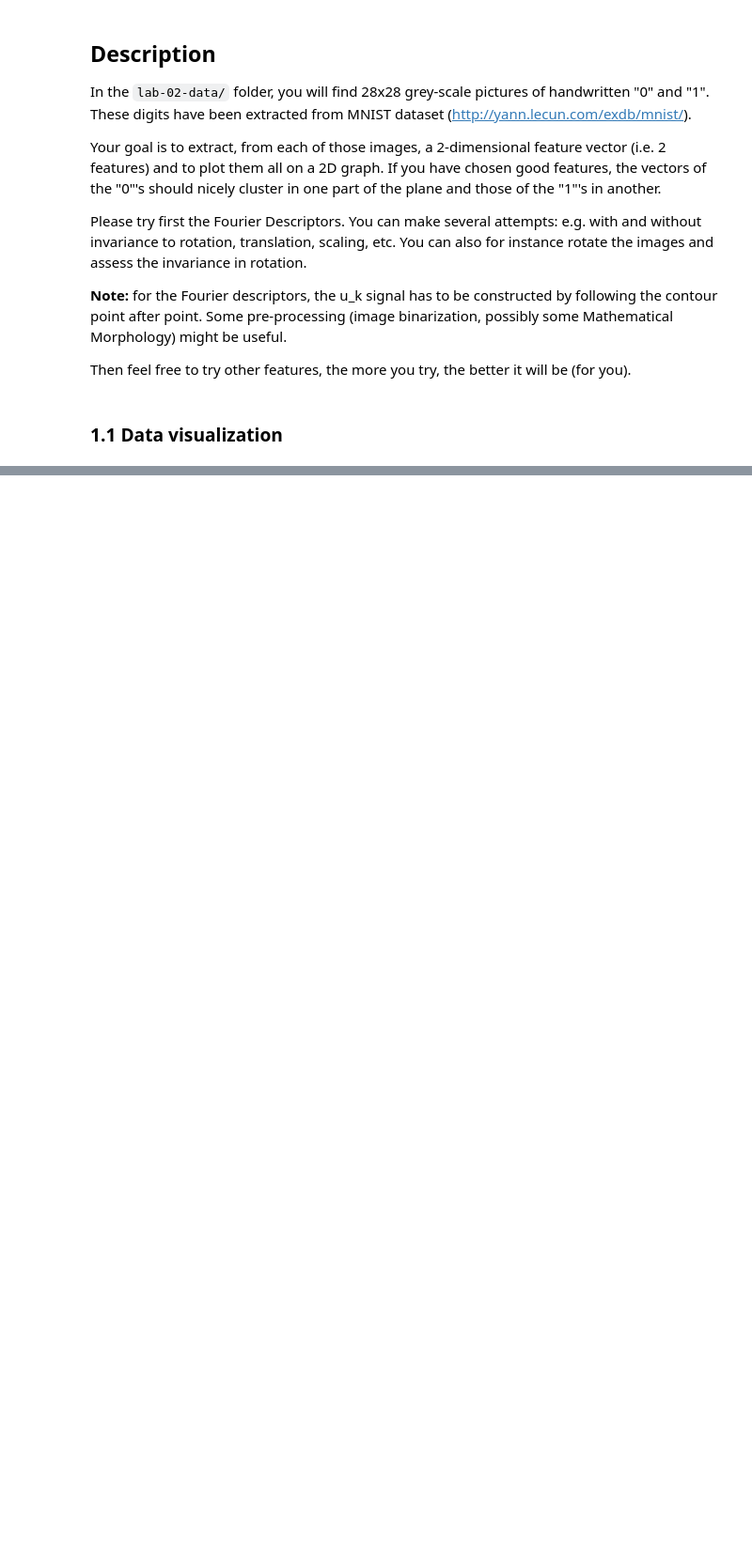
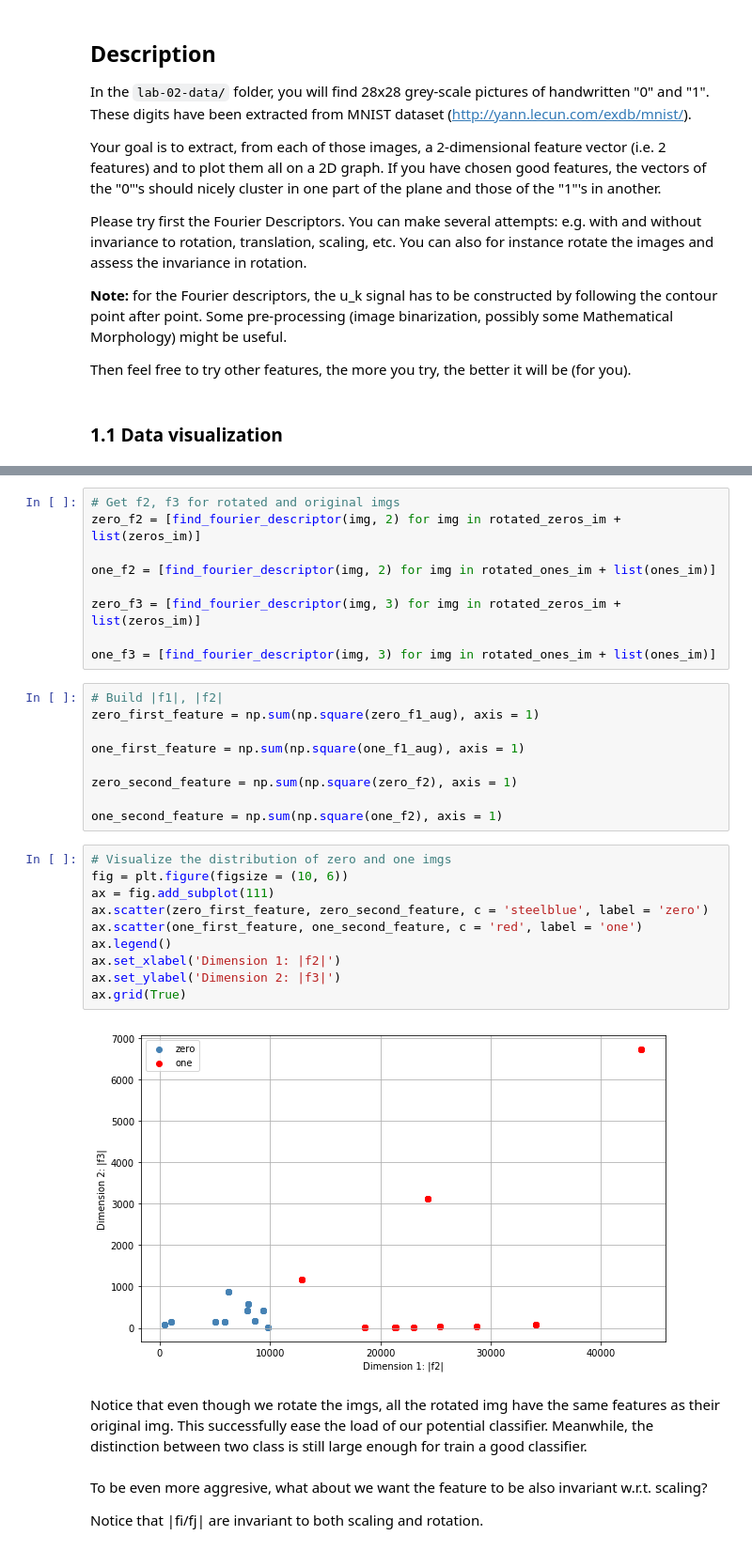
Before and after one commit to Elisabettaaa/Image-Analysis-and-Pattern-Recognition, a Jupyter notebook: labs/lab_02_object_description.ipynb, the cells around one changed output, grey strips where cells are left out. Shown at 94% size. Saved outputs shown, nothing was run; the diff lists cells and outputs as text; blank space fills up the shorter version.

Commit message:
good version, need to run some cells

```diff
--- a/labs/lab_02_object_description.ipynb
+++ b/labs/lab_02_object_description.ipynb
@@ -640,0 +217,36 @@ The division in classes is really hard and this is due to the completely differe
+# %%
+# Get f2, f3 for rotated and original imgs
+zero_f2 = [find_fourier_descriptor(img, 2) for img in rotated_zeros_im + list(zeros_im)]
+
+one_f2 = [find_fourier_descriptor(img, 2) for img in rotated_ones_im + list(ones_im)]
+
+zero_f3 = [find_fourier_descriptor(img, 3) for img in rotated_zeros_im + list(zeros_im)]
+
+one_f3 = [find_fourier_descriptor(img, 3) for img in rotated_ones_im + list(ones_im)]
+# %%
+# Build |f1|, |f2|
+zero_first_feature = np.sum(np.square(zero_f1_aug), axis = 1)
+
+one_first_feature = np.sum(np.square(one_f1_aug), axis = 1)
+
+zero_second_feature = np.sum(np.square(zero_f2), axis = 1)
+
+one_second_feature = np.sum(np.square(one_f2), axis = 1)
+# %%
+# Visualize the distribution of zero and one imgs
+fig = plt.figure(figsize = (10, 6))
+ax = fig.add_subplot(111)
+ax.scatter(zero_first_feature, zero_second_feature, c = 'steelblue', label = 'zero')
+ax.scatter(one_first_feature, one_second_feature, c = 'red', label = 'one')
+ax.legend()
+ax.set_xlabel('Dimension 1: |f2|')
+ax.set_ylabel('Dimension 2: |f3|')
+ax.grid(True)
+# %% [output]
+[figure, added]
+# %% [markdown]
+Notice that even though we rotate the imgs, all the rotated img have the same features as their original img. This successfully ease the load of our potential classifier. Meanwhile, the distinction between two class is still large enough for train a good classifier.
+# %% [markdown]
+To be even more aggresive, what about we want the feature to be also invariant w.r.t. scaling?
+
+Notice that |fi/fj| are invariant to both scaling and rotation.
```
Also changed, not shown: parts of 104 cells of this notebook.
